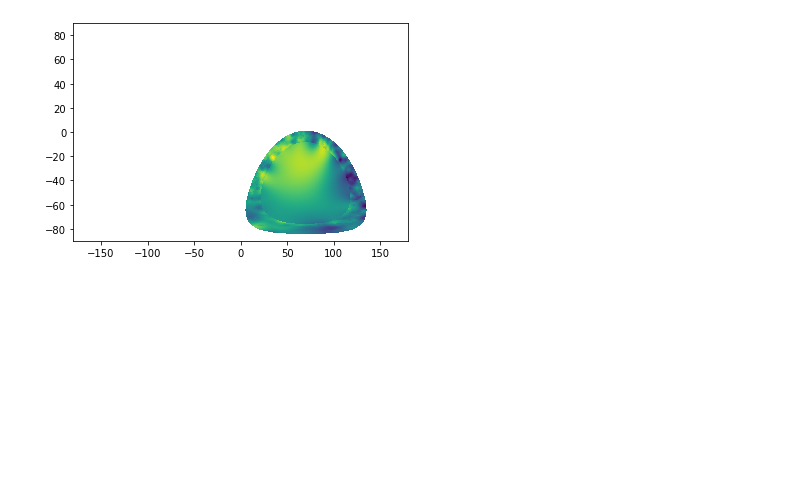
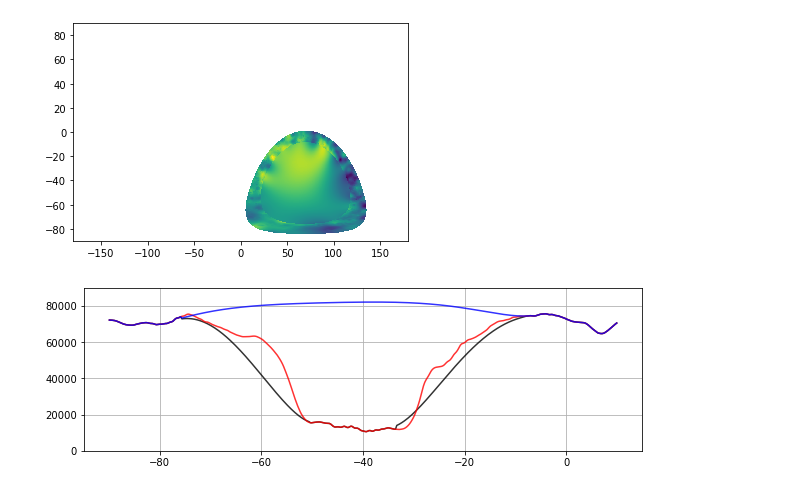
Before and after one commit to siwill22/mars, a Jupyter notebook: CraterCosineFunction.ipynb, the cells around one changed output. Drawn from its saved outputs; the diff is of its cells as text; code cells hidden in the pictures; blank space fills up the shorter version.

```diff
--- a/CraterCosineFunction.ipynb
+++ b/CraterCosineFunction.ipynb
@@ -8,7 +8,23 @@ import stripy
 from gprm.utils.raster import write_xyz_file
 import ptt.utils.call_system_command as call_system_command
 # %%
-CraterDistance = xr.open_dataarray('DistanceToHellasCentre.nc')
+crater_name = Isidis
+
+if crater_name=='Hellas':
+    CraterDistance = xr.open_dataarray('DistanceToHellasCentre.nc')
+    inner_limit = 500.
+    outer_limit = 2000.
+
+elif crater_name=='Argyre':
+    CraterDistance = xr.open_dataarray('DistanceToArgyreCentre.nc')
+    inner_limit = 500.
+    outer_limit = 1800.
+
+elif crater_name=='Isidis':
+    CraterDistance = xr.open_dataarray('DistanceToIsidisCentre.nc')
+    inner_limit = 500.
+    outer_limit = 1500.
+
 
 plt.contourf(CraterDistance.data)
 plt.colorbar()
@@ -17,8 +33,6 @@ plt.show()
 print(CraterDistance.data.max())
 print(3390*np.pi)
 
-inner_limit = 100.
-outer_limit = 2000.
 
 lons,lats = np.meshgrid(CraterDistance.lon.data, CraterDistance.lat.data)
 # %% [output]
@@ -221,3 +238,13 @@ plt.pcolormesh(lons,lats,sus)
 # %% [output]
 <matplotlib.collections.QuadMesh at 0x...>
 [figure]
+# %%
+plt.figure(figsize=(10,3))
+plt.plot(lats[0:400,1000], sus_ramp[0:400,1000],'k',alpha=0.8)
+plt.plot(lats[0:400,1000], sus_orig[0:400,1000],'r',alpha=0.8)
+plt.plot(lats[0:400,1000], sus_fill[0:400,1000],'b',alpha=0.8)
+plt.ylim(0,90000)
+plt.grid()
+plt.show()
+# %% [output]
+[figure, added]
```
Also changed, not shown: parts of 5 cells of this notebook.
